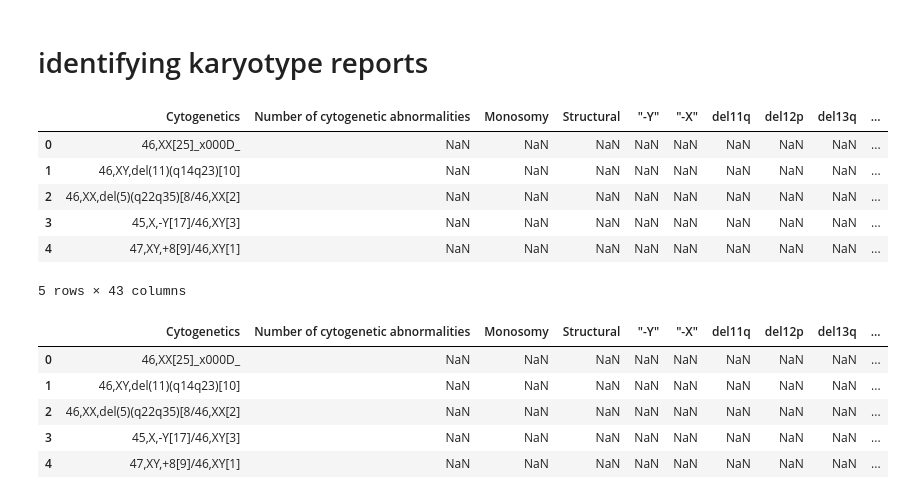
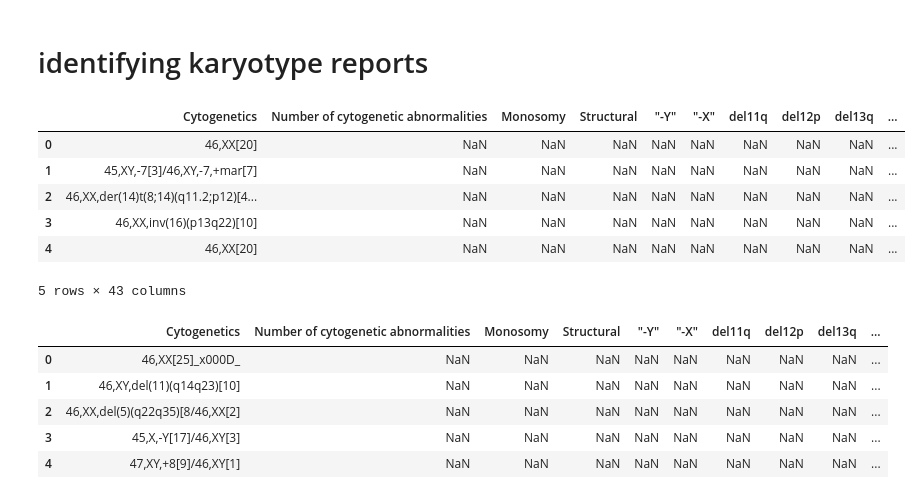
Before and after one commit to ts482/Cytogenetics_calculator, a Jupyter notebook: Cytogenetics calculator.ipynb, the cells around one changed output. Drawn from its saved outputs; the diff is of its cells as text; code cells hidden in the pictures.

```diff
--- a/Cytogenetics calculator.ipynb
+++ b/Cytogenetics calculator.ipynb
@@ -29,14 +29,14 @@ def load_file(file= 'Cytogenetics_TS_Apr2021.xlsx', streamlit=False):
 
     return karyotypes
 # %%
-load_file().head()
+load_file('Cytogenetics_AML17.xlsx').head()
 # %% [output]
 |  | Cytogenetics | Number of cytogenetic abnormalities | Monosomy | Structural | "-Y" | "-X" | del11q | del12p | del13q | ... |
-| 0 | 46,XX[25]_x000D_ | NaN | NaN | NaN | NaN | NaN | NaN | NaN | NaN | ... |
-| 1 | 46,XY,del(11)(q14q23)[10] | NaN | NaN | NaN | NaN | NaN | NaN | NaN | NaN | ... |
-| 2 | 46,XX,del(5)(q22q35)[8/46,XX[2] | NaN | NaN | NaN | NaN | NaN | NaN | NaN | NaN | ... |
-| 3 | 45,X,-Y[17]/46,XY[3] | NaN | NaN | NaN | NaN | NaN | NaN | NaN | NaN | ... |
-| 4 | 47,XY,+8[9]/46,XY[1] | NaN | NaN | NaN | NaN | NaN | NaN | NaN | NaN | ... |
+| 0 | 46,XX[20] | NaN | NaN | NaN | NaN | NaN | NaN | NaN | NaN | ... |
+| 1 | 45,XY,-7[3]/46,XY,-7,+mar[7] | NaN | NaN | NaN | NaN | NaN | NaN | NaN | NaN | ... |
+| 2 | 46,XX,der(14)t(8;14)(q11.2;p12)[4... | NaN | NaN | NaN | NaN | NaN | NaN | NaN | NaN | ... |
+| 3 | 46,XX,inv(16)(p13q22)[10] | NaN | NaN | NaN | NaN | NaN | NaN | NaN | NaN | ... |
+| 4 | 46,XX[20] | NaN | NaN | NaN | NaN | NaN | NaN | NaN | NaN | ... |
 5 rows × 43 columns
 # %%
 #karyotypes = pd.read_excel('Cytogenetics_TS_Apr2021.xlsx', )
```
Also changed, not shown: parts of 15 cells of this notebook, 1 other file.
